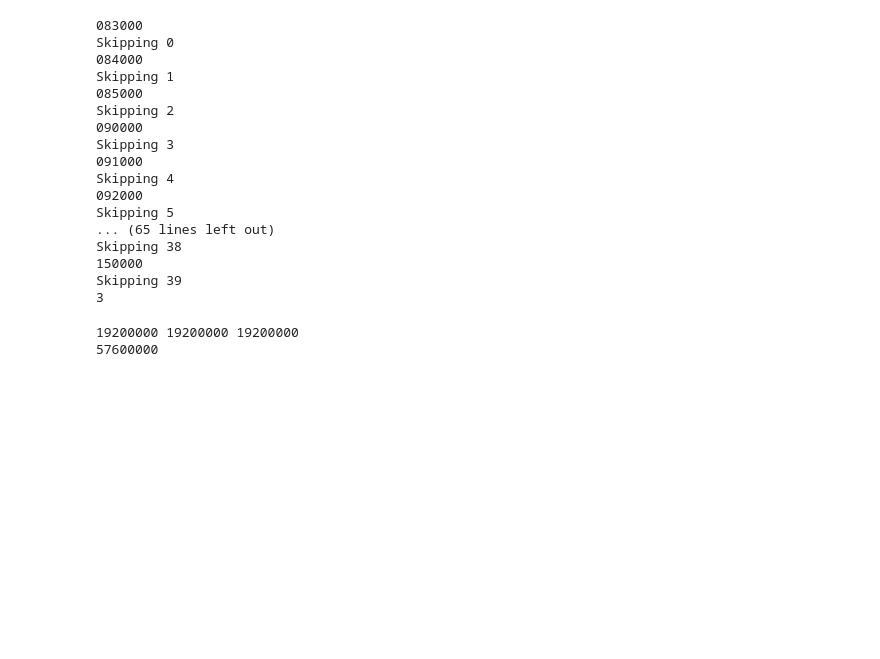
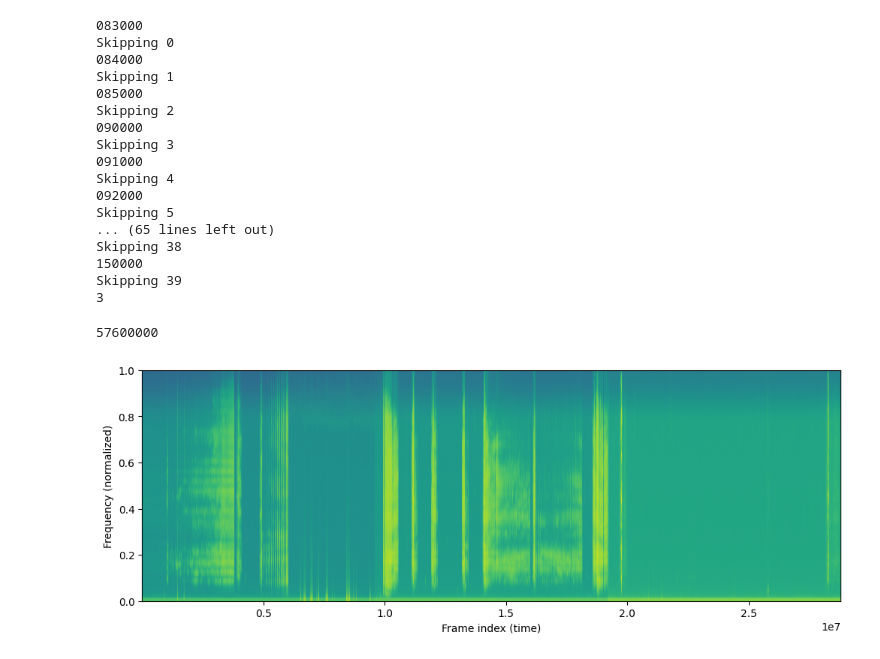
Before and after one commit to pilkiad/ims_hydrophone, a Jupyter notebook: noise_reductioncopy_modified_for_plot.ipynb, the cells around one changed output. Saved outputs shown, nothing was run; the diff lists cells and outputs as text; code cells hidden in the pictures; blank space fills up the shorter version.

```diff
--- a/noise_reductioncopy_modified_for_plot.ipynb
+++ b/noise_reductioncopy_modified_for_plot.ipynb
@@ -65,13 +67,14 @@ for i, wav_file_path in enumerate(wav_file_paths):
     time_stamp = wav_file_path.split("_")[-1].split(".")[0]
     print(time_stamp)
     # Since the process takes so long we want to be able to pick it up where we left of last time
-    if time_stamp != "122000" and time_stamp != "123000" and time_stamp != "124000":
+    if time_stamp != "102000" and time_stamp != "103000" and time_stamp != "104000":
         print(f"Skipping {i}")
         continue
     print(f"Generating wave file: {time_stamp} #{i}/{len(wav_file_paths)}")
     signal, sample_rate = get_denoised_signal(wav_file_path)
     signals.append(signal)
     #plt.specgram(signal)
+    #plt.xlabel('Frame index (time)'); plt.ylabel('Frequency (normalized)')
     #plt.savefig(f"{DENOISED_WAVE_FORM_DIR}/{time_stamp}.png")
     #sf.write(f"{DENOISED_DIR}/{time_stamp}.wav", signal, sample_rate)
 
@@ -96,14 +99,15 @@ Skipping 39
 3
 # %%
 new_signal = list(signals[0]) + list(signals[1]) + list(signals[2])
-print(len(signals[0]), len(signals[1]), len(signals[2]))
+signals = None
+signal = None
 print(len(new_signal))
 
 plt.figure(figsize=(12,4))
 plt.specgram(new_signal)
 plt.xlabel('Frame index (time)'); plt.ylabel('Frequency (normalized)')
 #plt.savefig(f"{DENOISED_WAVE_FORM_DIR}/{time_stamp}.png")
 plt.savefig("dingsfig")
 # %% [output]
-19200000 19200000 19200000
 57600000
+[figure, added]
```
Also changed, not shown: parts of 2 cells of this notebook.
